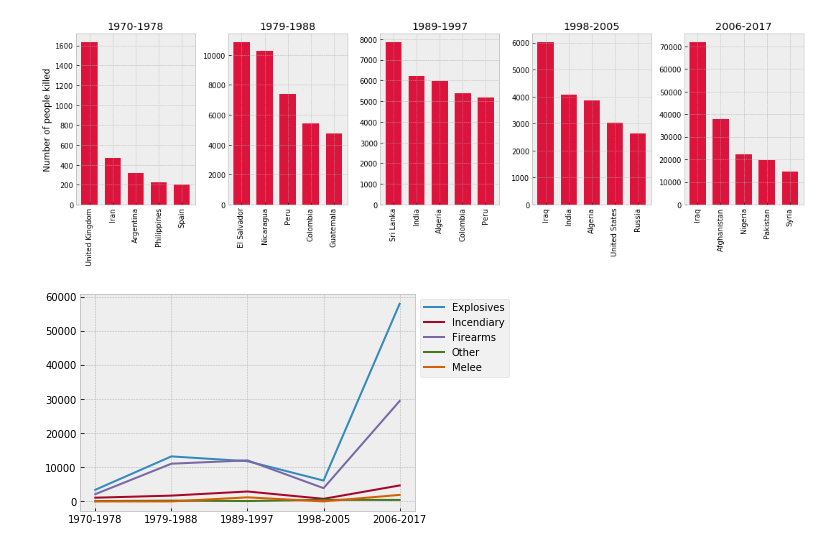
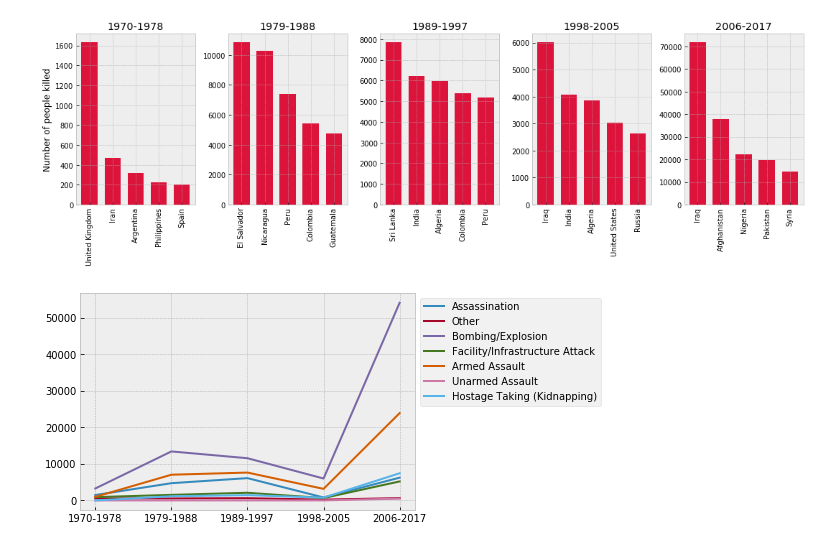
Before and after one commit to Andre711/PR19TANM, a Jupyter notebook: PR_Projekt/Projekt.ipynb, the cells around one changed output. Drawn from its saved outputs; the diff is of its cells as text; code cells hidden in the pictures.

```diff
--- a/PR_Projekt/Projekt.ipynb
+++ b/PR_Projekt/Projekt.ipynb
@@ -96,7 +97,7 @@ Text(0.5, 1.0, 'Number Of Attacks Per Month')
 # %%
 države = defaultdict(int)
 for i in range(len(countries)):
-    c = terrorism[i,22]
+    c = terrorism[i,17]
     if c != '':
         države[terrorism[i, 6]] += int(c)
 
@@ -140,8 +141,8 @@ for i in range (1, len(terrorism)):
 	try:
 		lat = int(float(terrorism[i][10])) # Severno
 		lon = int(float(terrorism[i][11]))	# Vzhodno
-		nkill = int(terrorism[i][22]) # število umrlih
-		nwound = int(terrorism[i][23]) # število poškodovanih
+		nkill = int(terrorism[i][17]) # število umrlih
+		nwound = int(terrorism[i][18]) # število poškodovanih
 
 		if (lat, lon) not in slovarKoordinat:
 			slovarKoordinat[(lat, lon)] = (0, 0, 0) #nb of attacks, nkill, nwound
@@ -240,7 +241,7 @@ for obdobje, t in terrorisms.items():
     success_country = []
     attacks_country_success = defaultdict(list)
     for i in range(10):
-        success = t[t[:, 6] == attacks_country[i][0], 14]
+        success = t[t[:, 6] == attacks_country[i][0], 13]
         success_true.append(len(np.where(success == '1')[0]))
         success_false.append(len(np.where(success == '0')[0]))
         success_country.append(attacks_country[i][0])
@@ -265,8 +266,8 @@ fig, ax = plt.subplots(1, 5, figsize=(15,5))
 for obdobje, t in terrorisms.items():
     countries = defaultdict(int)
     for i in t:
-        if i[22]:
-            countries[i[6]] += int(i[22])
+        if i[17]:
+            countries[i[6]] += int(i[17])
 
     country_killed = sorted([(x, countries[x]) for x in countries.keys() if countries[x] > 100], key=lambda tup: tup[1], reverse=True)[:5]
     ax[plot].bar([x[0] for x in country_killed], [y[1] for y in country_killed], color = 'crimson', width=0.7)
@@ -285,36 +286,36 @@ weapons_obdobja = dict()
 for obdobje, t in terrorisms.items():
     weapons1 = defaultdict(int)
     for attack in t:
-        if attack[20] != 'Unknown':
-            weapons1[attack[20]] += 1
+        if attack[15] != 'Unknown':
+            weapons1[attack[15]] += 1
 
     weapons = defaultdict(int)
     for name, count in weapons1.items():
         if count < 500:
             weapons["Other"] += count
         else:
             weapons[name] = count
 
     weapons_obdobja[obdobje] = weapons
 
 
 all_types = set()
 for obdobje in weapons_obdobja.values():
     all_types.update(obdobje)
 
 weapons_types = defaultdict(list)
 for obdobje in weapons_obdobja.values():
     for _type, count in obdobje.items():
         weapons_types[_type].append(count)
     for _type in all_types:
         if _type not in obdobje:
             weapons_types[_type].append(0)
 
 obdobja = [obdobje for obdobje in weapons_obdobja]
 fig, ax = plt.subplots()
 for name, data in weapons_types.items():
     ax.plot(obdobja, data, label=name)
 ax.legend(bbox_to_anchor=(1.0, 1.0))
 plt.show()
 # %% [output]
-[figure, old version]
+[figure, new version]
```
Also changed, not shown: parts of 4 cells of this notebook.
